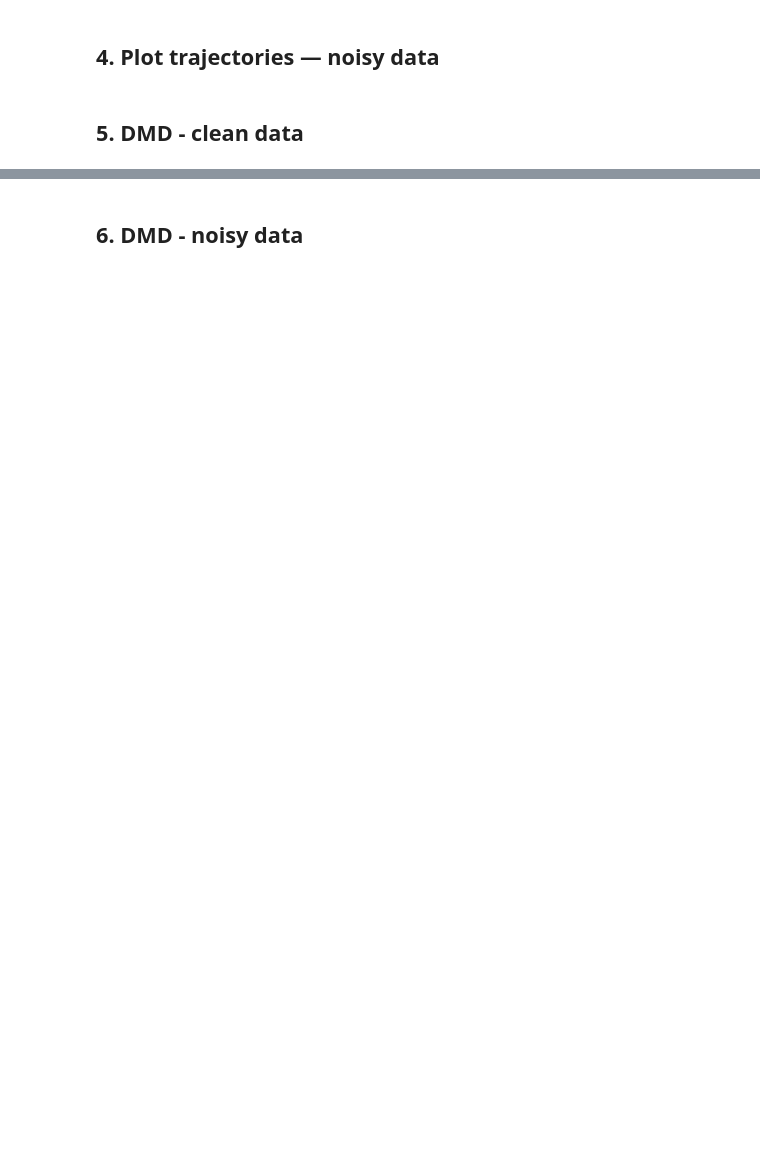
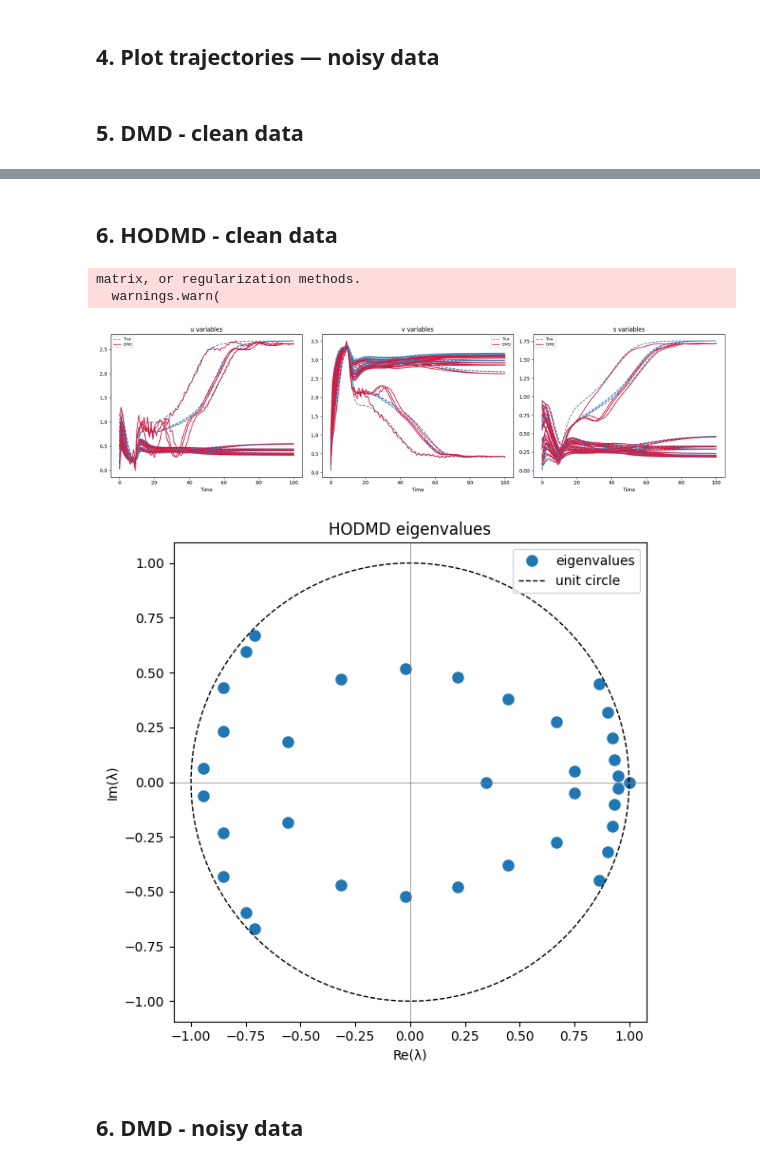
Before and after one commit to sabrinanegroni/dyn-modelling, a Jupyter notebook: notebooks/test_dmd.ipynb, the cells around one changed output, grey strips where cells are left out. Saved outputs shown, nothing was run; the diff lists cells and outputs as text; code cells hidden in the pictures; blank space fills up the shorter version.

Commit message:
hodmd and test and fix

```diff
--- a/notebooks/test_dmd.ipynb
+++ b/notebooks/test_dmd.ipynb
@@ -65,3 +73,17 @@ plot_eigenvalues(get_eigenvalues(dmd_clean), title="DMD eigenvalues — clean")
+# %% [markdown]
+## 6. HODMD - clean data
+# %%
+hodmd = fit_hodmd(y, svd_rank=0, d=10)
+X_rec_hodmd = reconstruct_hodmd(hodmd)
+# %% [output]
+matrix, or regularization methods.
+  warnings.warn(
+# %%
+plot_dmd_reconstruction(t_eval, y.T, X_rec_hodmd, title="HODMD reconstruction")
+plot_eigenvalues(get_eigenvalues(hodmd), title="HODMD eigenvalues")
+# %% [output]
+[figure, added]
+[figure, added]
 # %% [markdown]
 ## 6. DMD - noisy data
 # %%
```
Also changed, not shown: parts of 6 cells of this notebook, 2 other files.
